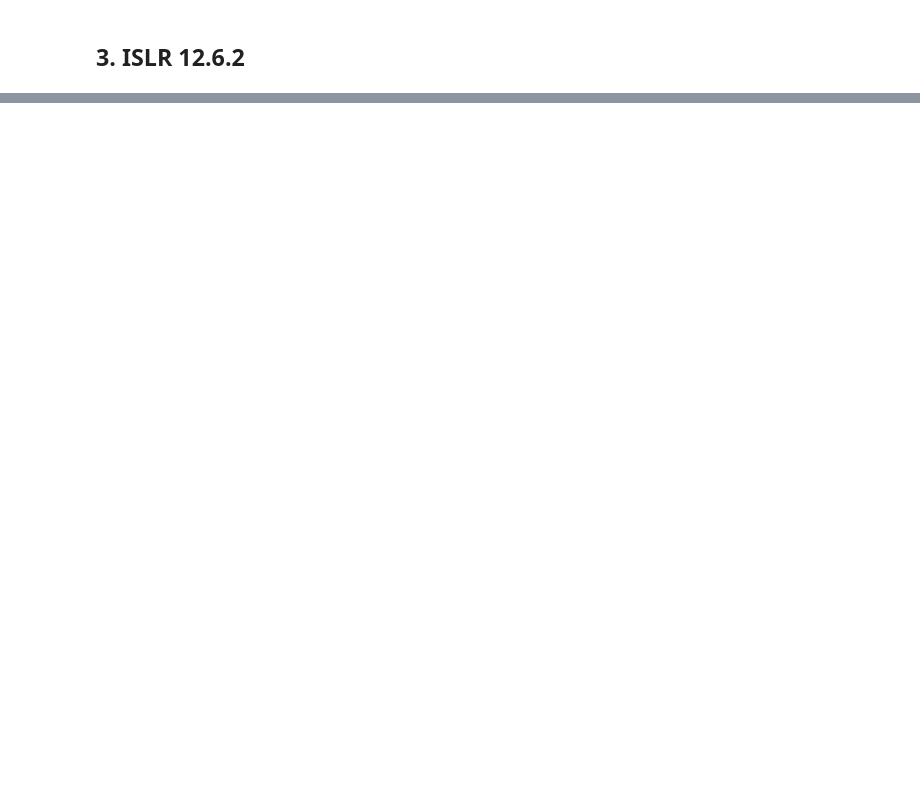
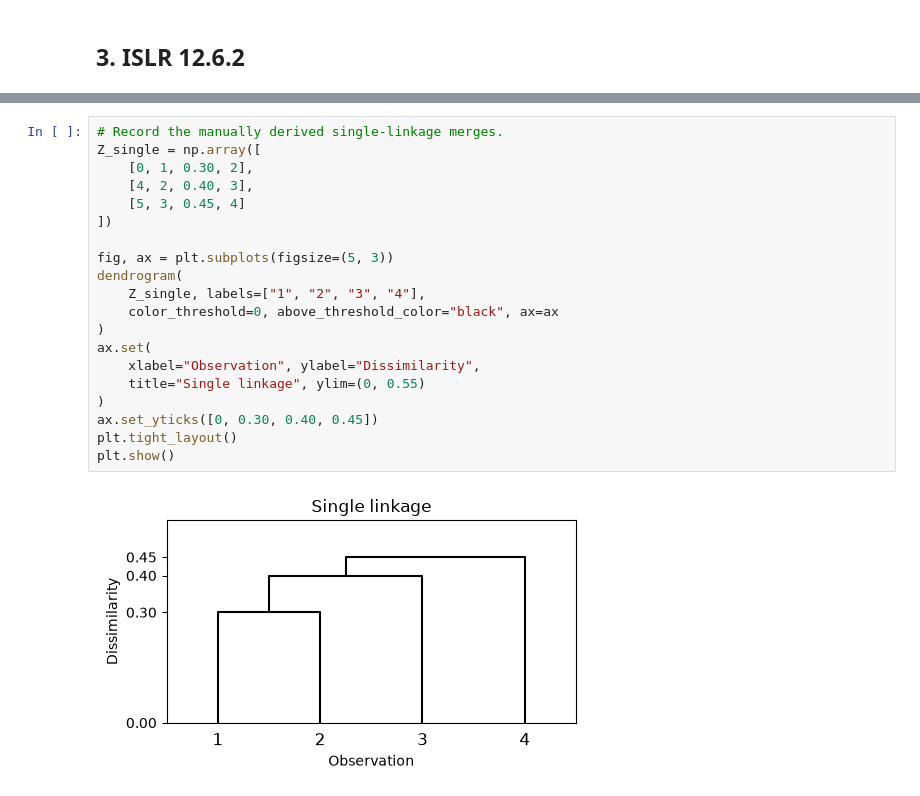
Before and after one commit to shae513351/DSCI552-HW7-Fall26, a Jupyter notebook: notebook/Huang_Shane_HW7.ipynb, the cells around one changed output, grey strips where cells are left out. Saved outputs shown, nothing was run; the diff lists cells and outputs as text; blank space fills up the shorter version.

```diff
--- a/notebook/Huang_Shane_HW7.ipynb
+++ b/notebook/Huang_Shane_HW7.ipynb
@@ -67,0 +410,22 @@ Missing values: 0
+# %%
+# Record the manually derived single-linkage merges.
+Z_single = np.array([
+    [0, 1, 0.30, 2],
+    [4, 2, 0.40, 3],
+    [5, 3, 0.45, 4]
+])
+
+fig, ax = plt.subplots(figsize=(5, 3))
+dendrogram(
+    Z_single, labels=["1", "2", "3", "4"],
+    color_threshold=0, above_threshold_color="black", ax=ax
+)
+ax.set(
+    xlabel="Observation", ylabel="Dissimilarity",
+    title="Single linkage", ylim=(0, 0.55)
+)
+ax.set_yticks([0, 0.30, 0.40, 0.45])
+plt.tight_layout()
+plt.show()
+# %% [output]
+[figure, added]
```
Also changed, not shown: parts of 21 cells of this notebook, 1 other file.
